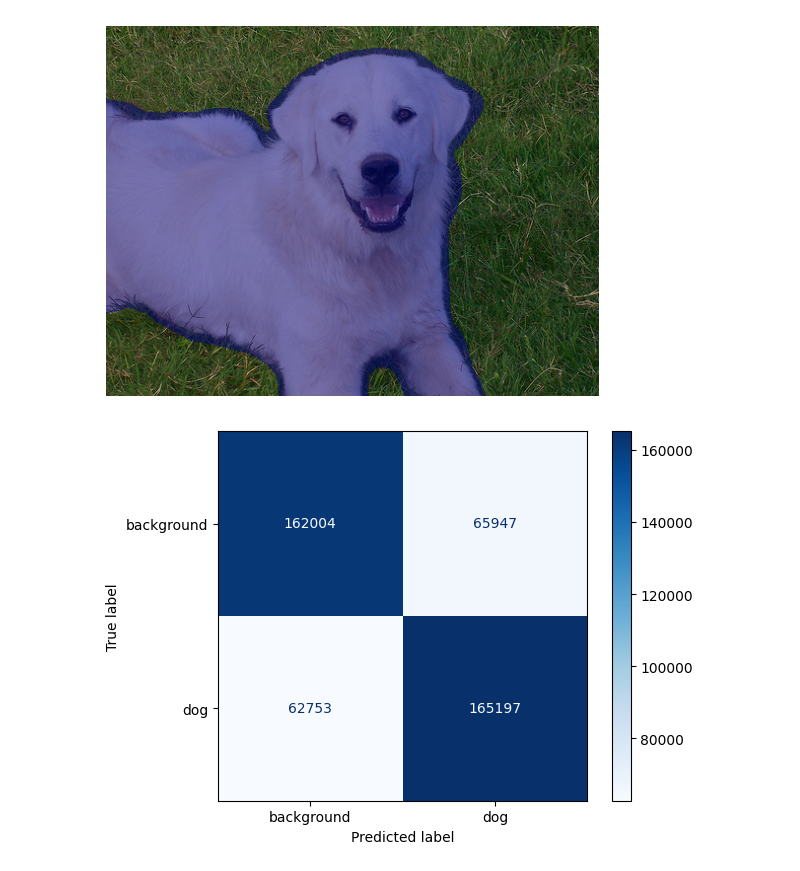
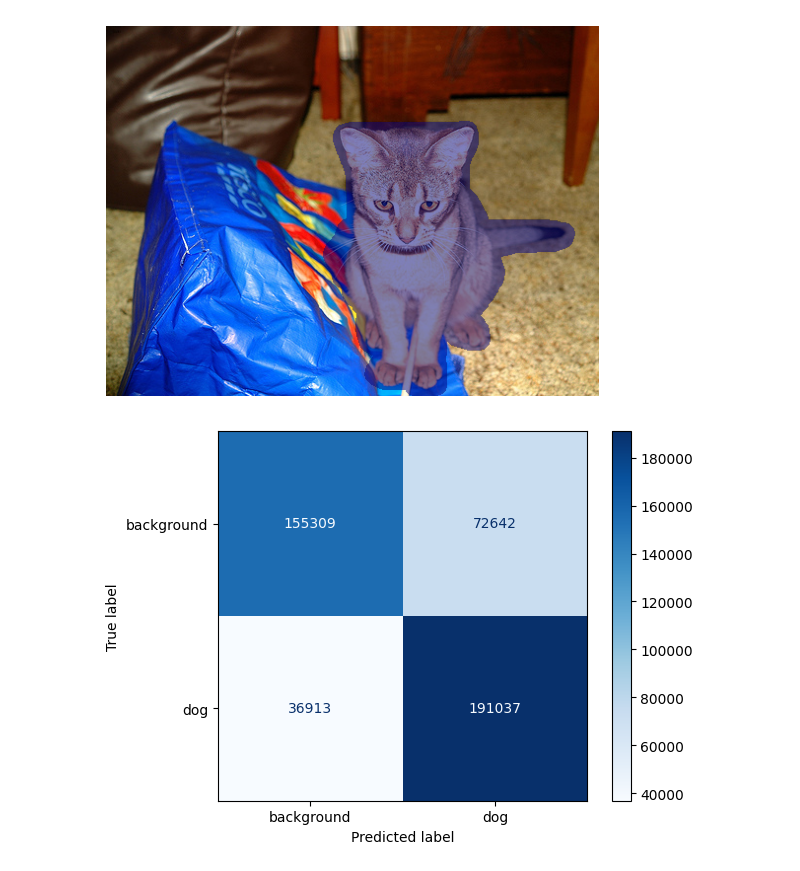
Before and after one commit to Hugo-dgn/GRM, a Jupyter notebook: segment_OxfordIIITPet.ipynb, the cells around one changed output. Saved outputs shown, nothing was run; the diff lists cells and outputs as text; code cells hidden in the pictures.

```diff
--- a/segment_OxfordIIITPet.ipynb
+++ b/segment_OxfordIIITPet.ipynb
@@ -15,7 +16,7 @@ import models
 import inference
 import utils
 # %%
-category = 15
+category = 0
 size = 128
 threshold = 0.5
 # %%
@@ -81,14 +82,14 @@ for i, (image, (mask, cat)) in tqdm(enumerate(test_dataset), total=len(test_data
     if cat == category:
         idx_test.append(i)
 # %%
-i = 1
+i = 5
 
 image, (mask, cat) = dataset[idx_train[i]]
 mask = preprocess(mask)
 
 plot_mask(image, mask)
 # %% [output]
-[figure, old version]
+[figure, new version]
 # %%
 features = []
 labels = []
@@ -132,7 +133,7 @@ densityMask = models.DensityMask(size)
 logisticMask.fit(X_train, y_train)
 densityMask.fit(X_train, y_train)
 # %%
-model = logisticMask
+model = densityMask
 
 y_pred = model.predict(X_test)
 
@@ -141,7 +142,7 @@ disp = ConfusionMatrixDisplay(confusion_matrix=cm, display_labels=["background",
 disp.plot(cmap="Blues")
 plt.show()
 # %% [output]
-[figure, old version]
+[figure, new version]
 # %%
 i = 5
 
```
Also changed, not shown: parts of 18 cells of this notebook, 12 other files.
